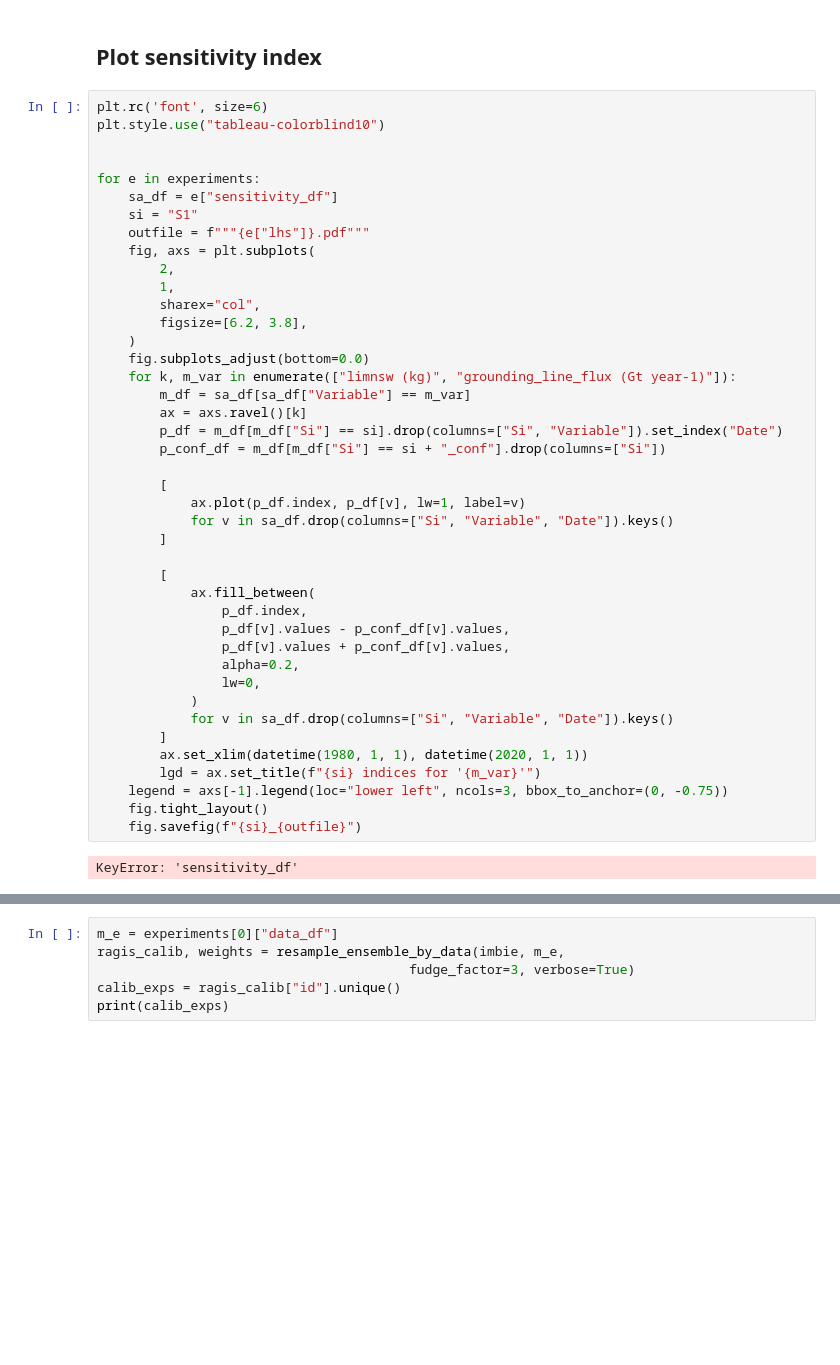
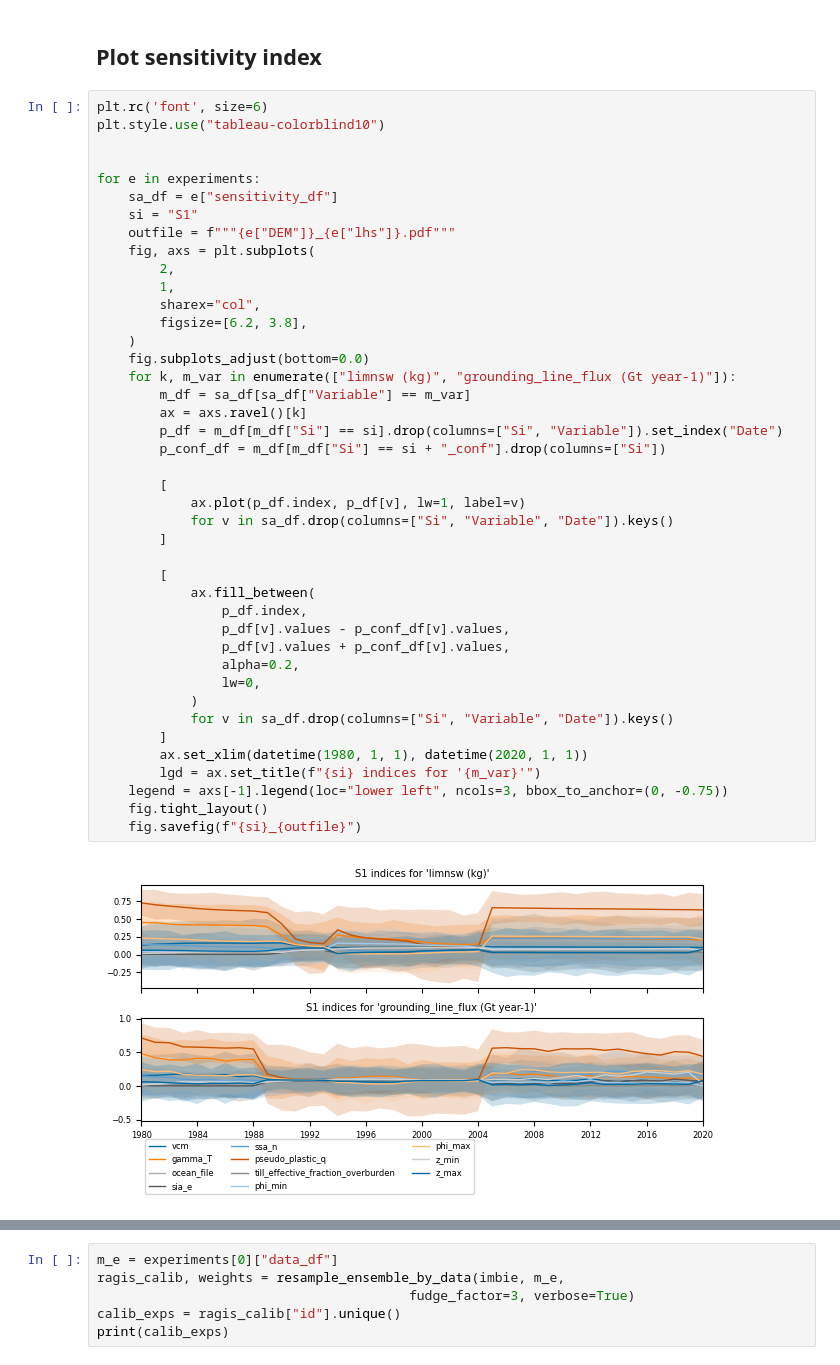
Before and after one commit to pism/pism-ragis, a Jupyter notebook: notebooks/analyze_ensembles.ipynb, the cells around one changed output, grey strips where cells are left out. Cells and saved outputs as stored; diff of their text form; blank space fills up the shorter version.

```diff
--- a/notebooks/analyze_ensembles.ipynb
+++ b/notebooks/analyze_ensembles.ipynb
@@ -400,7 +413,7 @@ plt.style.use("tableau-colorblind10")
 for e in experiments:
     sa_df = e["sensitivity_df"]
     si = "S1"
-    outfile = f"""{e["lhs"]}.pdf"""
+    outfile = f"""{e["DEM"]}_{e["lhs"]}.pdf"""
     fig, axs = plt.subplots(
         2,
         1,
@@ -408,31 +421,31 @@ for e in experiments:
         figsize=[6.2, 3.8],
     )
     fig.subplots_adjust(bottom=0.0)
     for k, m_var in enumerate(["limnsw (kg)", "grounding_line_flux (Gt year-1)"]):
         m_df = sa_df[sa_df["Variable"] == m_var]
         ax = axs.ravel()[k]
         p_df = m_df[m_df["Si"] == si].drop(columns=["Si", "Variable"]).set_index("Date")
         p_conf_df = m_df[m_df["Si"] == si + "_conf"].drop(columns=["Si"])
 
         [
             ax.plot(p_df.index, p_df[v], lw=1, label=v)
             for v in sa_df.drop(columns=["Si", "Variable", "Date"]).keys()
         ]
 
         [
             ax.fill_between(
                 p_df.index,
                 p_df[v].values - p_conf_df[v].values,
                 p_df[v].values + p_conf_df[v].values,
                 alpha=0.2,
                 lw=0,
             )
             for v in sa_df.drop(columns=["Si", "Variable", "Date"]).keys()
         ]
         ax.set_xlim(datetime(1980, 1, 1), datetime(2020, 1, 1))
         lgd = ax.set_title(f"{si} indices for '{m_var}'")
     legend = axs[-1].legend(loc="lower left", ncols=3, bbox_to_anchor=(0, -0.75))
     fig.tight_layout()
     fig.savefig(f"{si}_{outfile}")
 # %% [output]
-KeyError: 'sensitivity_df'
+[figure, added]
```
Also changed, not shown: parts of 26 cells of this notebook, 1 other file.
